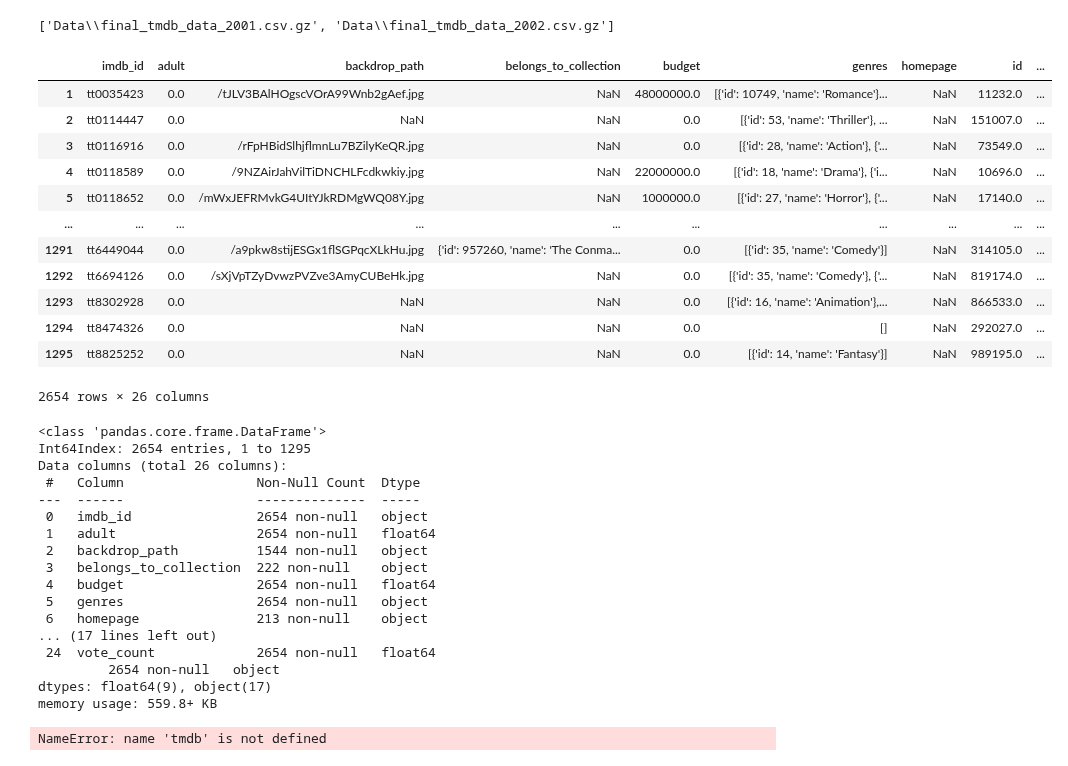
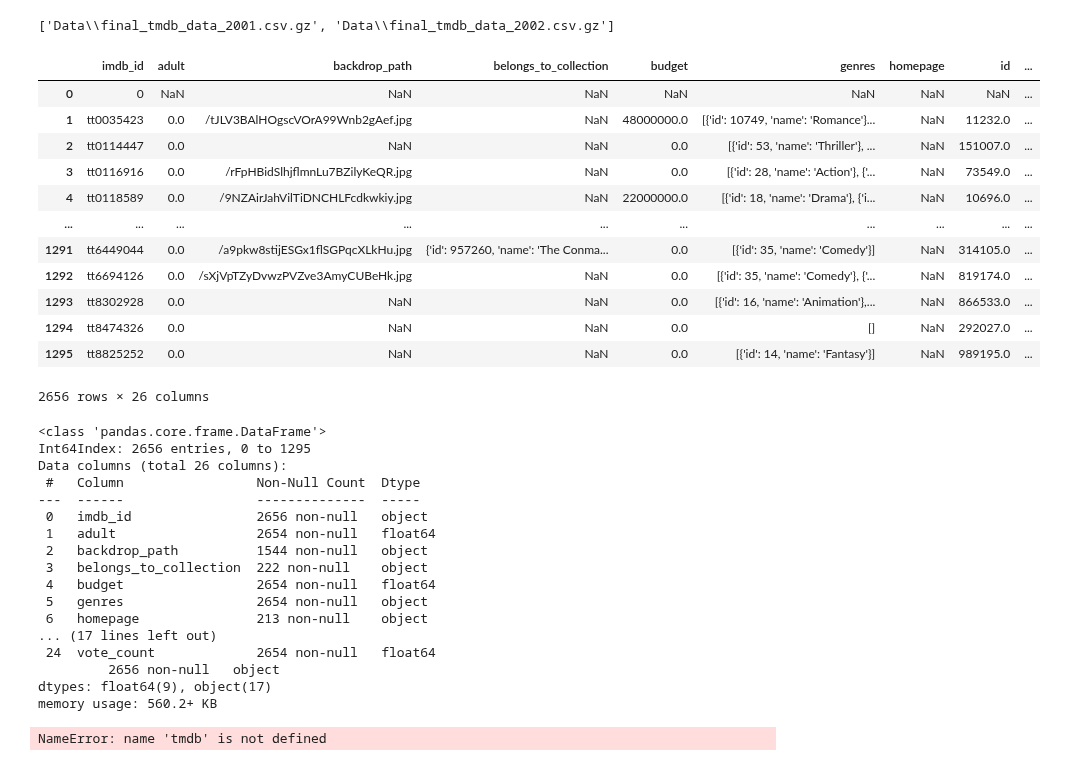
Before and after one commit to lrnrdr/Lori-pt-data-enrichment, a Jupyter notebook: project 2 part 3b.ipynb, the cells around one changed output. Saved outputs shown, nothing was run; the diff lists cells and outputs as text; code cells hidden in the pictures.

```diff
--- a/project 2 part 3b.ipynb
+++ b/project 2 part 3b.ipynb
@@ -213,31 +213,31 @@ tmdb_files
 # %%
 df = pd.concat([pd.read_csv(f, lineterminator='\n') for f in tmdb_files] )
 # %%
-df = df.loc[ df['imdb_id']!='0']
+#df = df.loc[ df['imdb_id']!='0']
 df
 # %% [output]
 |  | imdb_id | adult | backdrop_path | belongs_to_collection | budget | genres | homepage | id | ... |
+| 0 | 0 | NaN | NaN | NaN | NaN | NaN | NaN | NaN | ... |
 | 1 | tt0035423 | 0.0 | /tJLV3BAlHOgscVOrA99Wnb2gAef.jpg | NaN | 48000000.0 | [{'id': 10749, 'name': 'Romance'}... | NaN | 11232.0 | ... |
 | 2 | tt0114447 | 0.0 | NaN | NaN | 0.0 | [{'id': 53, 'name': 'Thriller'}, ... | NaN | 151007.0 | ... |
 | 3 | tt0116916 | 0.0 | /rFpHBidSlhjflmnLu7BZilyKeQR.jpg | NaN | 0.0 | [{'id': 28, 'name': 'Action'}, {'... | NaN | 73549.0 | ... |
 | 4 | tt0118589 | 0.0 | /9NZAirJahVilTiDNCHLFcdkwkiy.jpg | NaN | 22000000.0 | [{'id': 18, 'name': 'Drama'}, {'i... | NaN | 10696.0 | ... |
-| 5 | tt0118652 | 0.0 | /mWxJEFRMvkG4UItYJkRDMgWQ08Y.jpg | NaN | 1000000.0 | [{'id': 27, 'name': 'Horror'}, {'... | NaN | 17140.0 | ... |
 | ... | ... | ... | ... | ... | ... | ... | ... | ... | ... |
 | 1291 | tt6449044 | 0.0 | /a9pkw8stijESGx1flSGPqcXLkHu.jpg | {'id': 957260, 'name': 'The Conma... | 0.0 | [{'id': 35, 'name': 'Comedy'}] | NaN | 314105.0 | ... |
 | 1292 | tt6694126 | 0.0 | /sXjVpTZyDvwzPVZve3AmyCUBeHk.jpg | NaN | 0.0 | [{'id': 35, 'name': 'Comedy'}, {'... | NaN | 819174.0 | ... |
 | 1293 | tt8302928 | 0.0 | NaN | NaN | 0.0 | [{'id': 16, 'name': 'Animation'},... | NaN | 866533.0 | ... |
 | 1294 | tt8474326 | 0.0 | NaN | NaN | 0.0 | [] | NaN | 292027.0 | ... |
 | 1295 | tt8825252 | 0.0 | NaN | NaN | 0.0 | [{'id': 14, 'name': 'Fantasy'}] | NaN | 989195.0 | ... |
-2654 rows × 26 columns
+2656 rows × 26 columns
 # %%
 df.info()
 # %% [output]
 <class 'pandas.core.frame.DataFrame'>
-Int64Index: 2654 entries, 1 to 1295
+Int64Index: 2656 entries, 0 to 1295
 Data columns (total 26 columns):
  #   Column                 Non-Null Count  Dtype
 ---  ------                 --------------  -----
- 0   imdb_id                2654 non-null   object
+ 0   imdb_id                2656 non-null   object
  1   adult                  2654 non-null   float64
  2   backdrop_path          1544 non-null   object
  3   belongs_to_collection  222 non-null    object
@@ -246,9 +246,9 @@ Data columns (total 26 columns):
  6   homepage               213 non-null    object
 ... (17 lines left out)
  24  vote_count             2654 non-null   float64
-         2654 non-null   object
+         2656 non-null   object
 dtypes: float64(9), object(17)
-memory usage: 559.8+ KB
+memory usage: 560.2+ KB
 # %%
 ## Example
 from sqlalchemy.types import *
```
Also changed, not shown: parts of 1 cell of this notebook, 3 other files.
